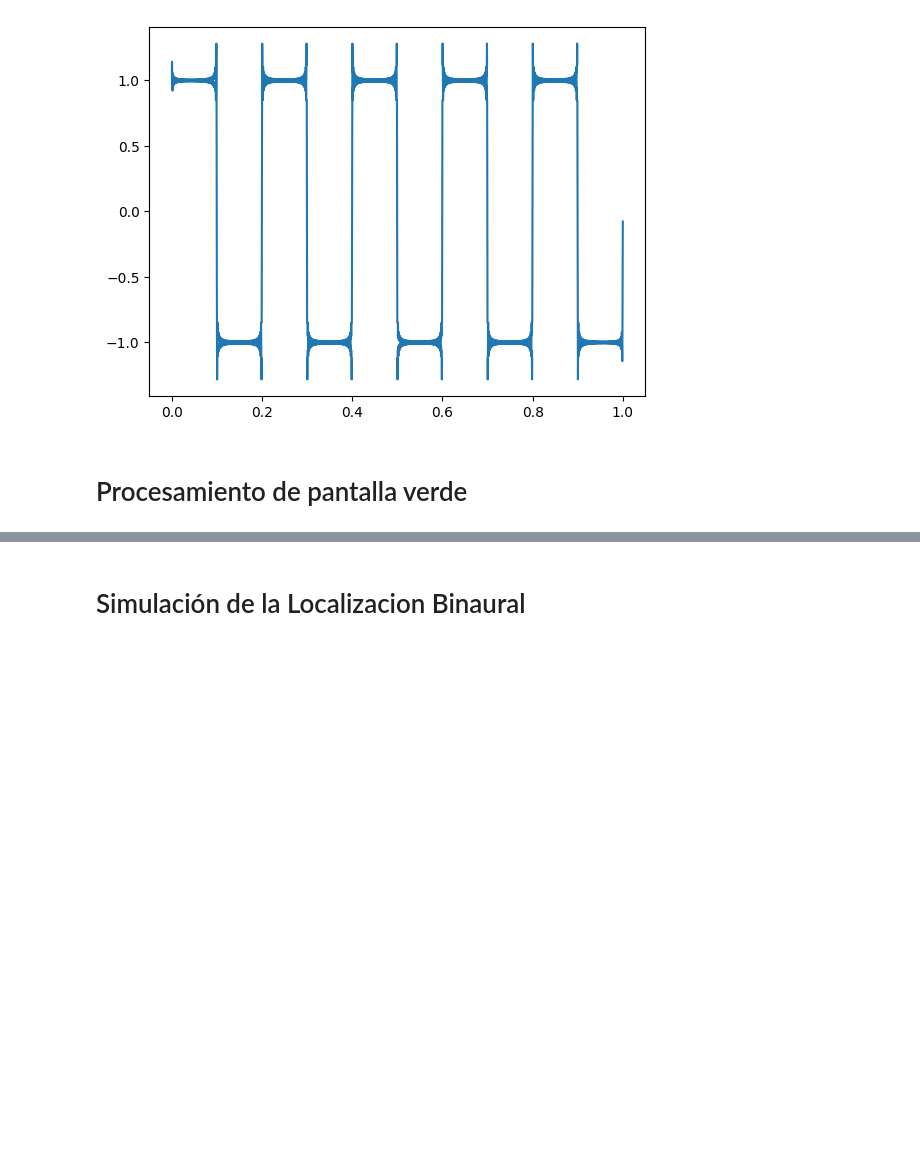
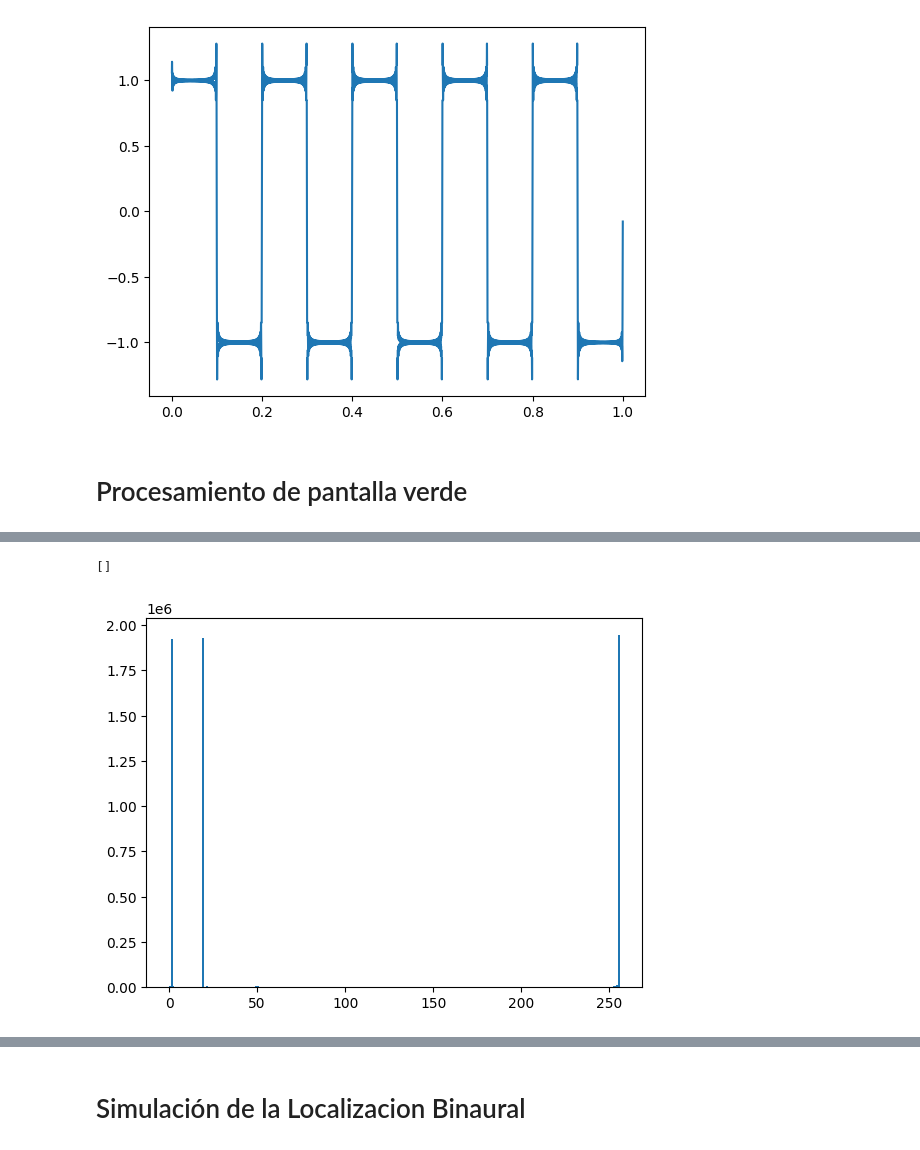
Before and after one commit to andresosorios23/digital_signal_processing, a Jupyter notebook: task_1/task.ipynb, the cells around one changed output, grey strips where cells are left out. Saved outputs shown, nothing was run; the diff lists cells and outputs as text; code cells hidden in the pictures; blank space fills up the shorter version.

```diff
--- a/task_1/task.ipynb
+++ b/task_1/task.ipynb
@@ -139,0 +147,6 @@ plt.plot(t_rec, x_reconstructed)
+# %%
+plt.hist(img.ravel(), 256, [0, 256])
+plt.plot()
+# %% [output]
+[]
+[figure, added]
```
Also changed, not shown: parts of 8 cells of this notebook, 3 other files.
